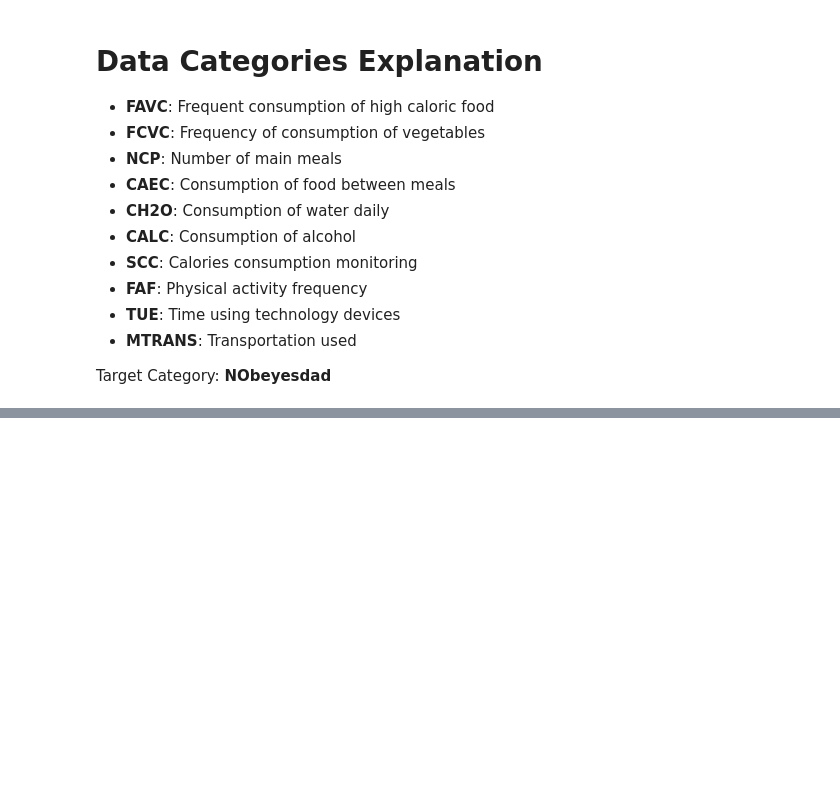
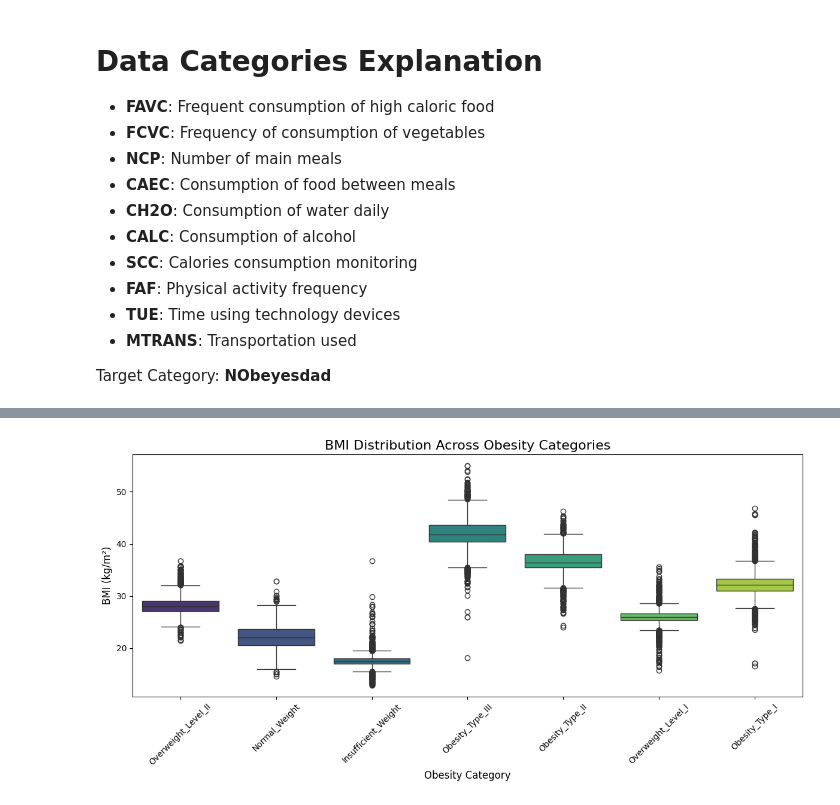
Before and after one commit to gupessanha/Data-Mining, a Jupyter notebook: T1/trab.ipynb, the cells around one changed output, grey strips where cells are left out. Saved outputs shown, nothing was run; the diff lists cells and outputs as text; code cells hidden in the pictures; blank space fills up the shorter version.

```diff
--- a/T1/trab.ipynb
+++ b/T1/trab.ipynb
@@ -194,0 +70,86 @@ Overweight_Level_II       0.98      1.00      0.99        50
+# %%
+# Calculate BMI
+data['BMI'] = data['Weight'] / (data['Height'] ** 2)
+
+# Create the boxplot
+plt.figure(figsize=(12, 6))
+sns.boxplot(x='NObeyesdad', y='BMI', data=data, palette='viridis')
+
+# Add labels and title
+plt.title('BMI Distribution Across Obesity Categories', fontsize=16)
+plt.xlabel('Obesity Category', fontsize=12)
+plt.ylabel('BMI (kg/m²)', fontsize=12)
+plt.xticks(rotation=45)
+
+# Improve layout
+plt.tight_layout()
+plt.show()
+
+# Create a horizontal bar plot for the distribution of obesity classes
+plt.figure(figsize=(10, 6))
+class_counts = data['NObeyesdad'].value_counts().sort_values(ascending=True)
+ax = sns.barplot(x=class_counts.values, y=class_counts.index, palette='viridis')
+
+# Add labels and title
+plt.title('Distribution of Obesity Classes', fontsize=16)
+plt.xlabel('Count', fontsize=12)
+plt.ylabel('Obesity Class', fontsize=12)
+
+# Add count values on bars
+for i, v in enumerate(class_counts.values):
+    ax.text(v + 5, i, str(v), va='center')
+
+# Improve layout
+plt.tight_layout()
+plt.show()
+
+from sklearn.model_selection import train_test_split
+from sklearn.preprocessing import OneHotEncoder
+from sklearn.ensemble import RandomForestClassifier
+from sklearn.metrics import classification_report, accuracy_score
+
+# Prepare the data for modeling
+# Separate features and target
+X = data.drop('NObeyesdad', axis=1)
+y = data['NObeyesdad']
+
+# First, split the data to ensure no data leakage
+X_train, X_test, y_train, y_test = train_test_split(X, y, test_size=0.2, random_state=42)
+
+# Encode categorical variables using one-hot encoding
+# First identify all categorical columns
+categorical_cols = X.select_dtypes(include=['object']).columns
+numeric_cols = X.select_dtypes(include=['float64', 'int64']).columns
+
+# Create a one-hot encoder and fit it only on the training data
+encoder = OneHotEncoder(sparse_output=False, drop='first')
+encoder.fit(X_train[categorical_cols])
+encoded_feature_names = encoder.get_feature_names_out(categorical_cols)
+
+# Transform training data
+encoded_cats_train = pd.DataFrame(
+    encoder.transform(X_train[categorical_cols]),
+    columns=encoded_feature_names,
+    index=X_train.index
+)
+X_train_encoded = pd.concat([X_train[numeric_cols], encoded_cats_train], axis=1)
+
+# Transform test data using the same encoder
+encoded_cats_test = pd.DataFrame(
+    encoder.transform(X_test[categorical_cols]),
+    columns=encoded_feature_names,
+    index=X_test.index
+)
+X_test_encoded = pd.concat([X_test[numeric_cols], encoded_cats_test], axis=1)
+
+# Train the classifier
+clf = RandomForestClassifier(random_state=42)
+clf.fit(X_train_encoded, y_train)
+
+# Make predictions
+y_pred = clf.predict(X_test_encoded)
+
+# Evaluate the model
+print("Accuracy:", accuracy_score(y_test, y_pred))
+print("\nClassification Report:\n", classification_report(y_test, y_pred))
+# %% [output]
@@ -194,0 +159 @@ Overweight_Level_II       0.98      1.00      0.99        50
+[figure, added]
```
Also changed, not shown: parts of 9 cells of this notebook, 1 other file.
